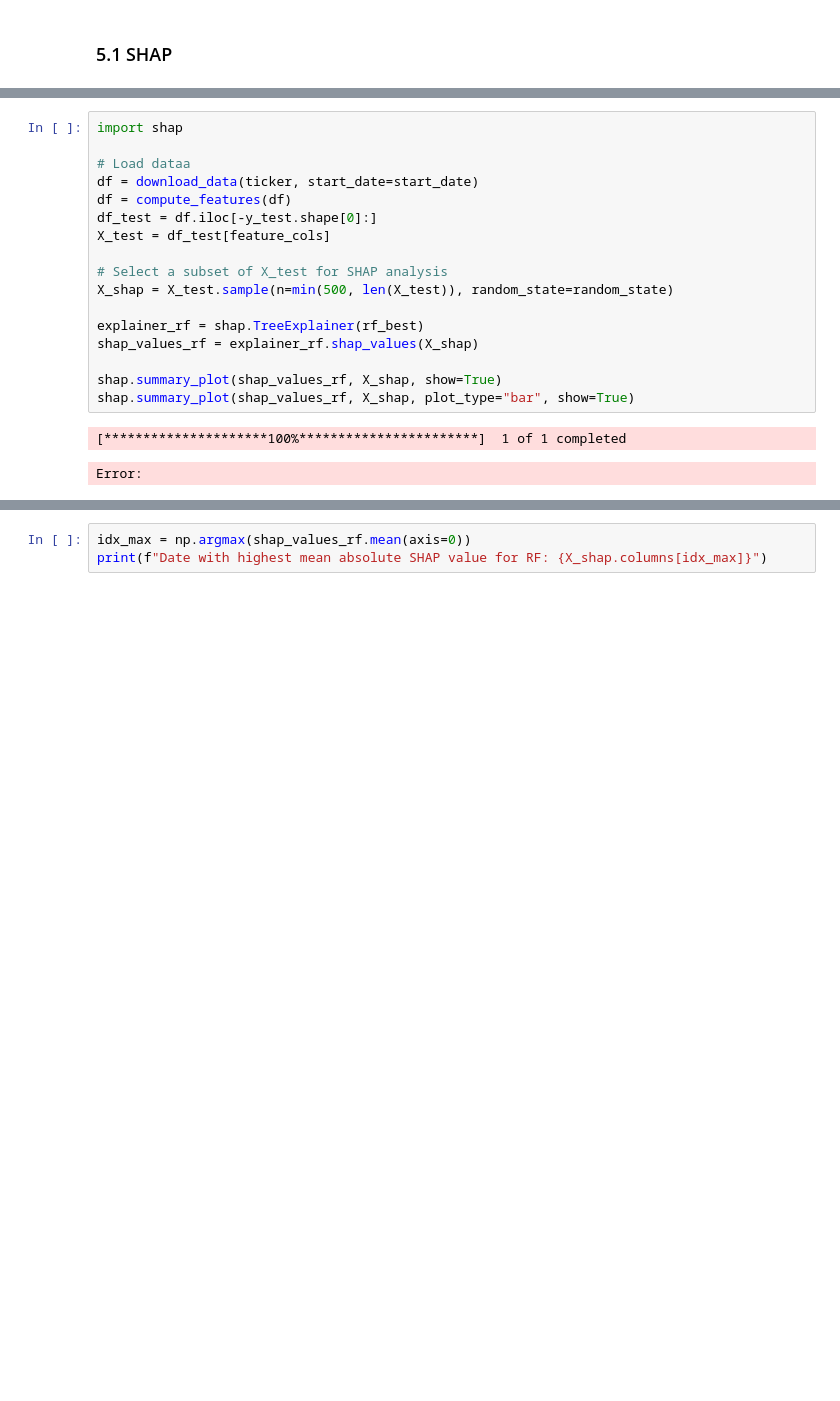
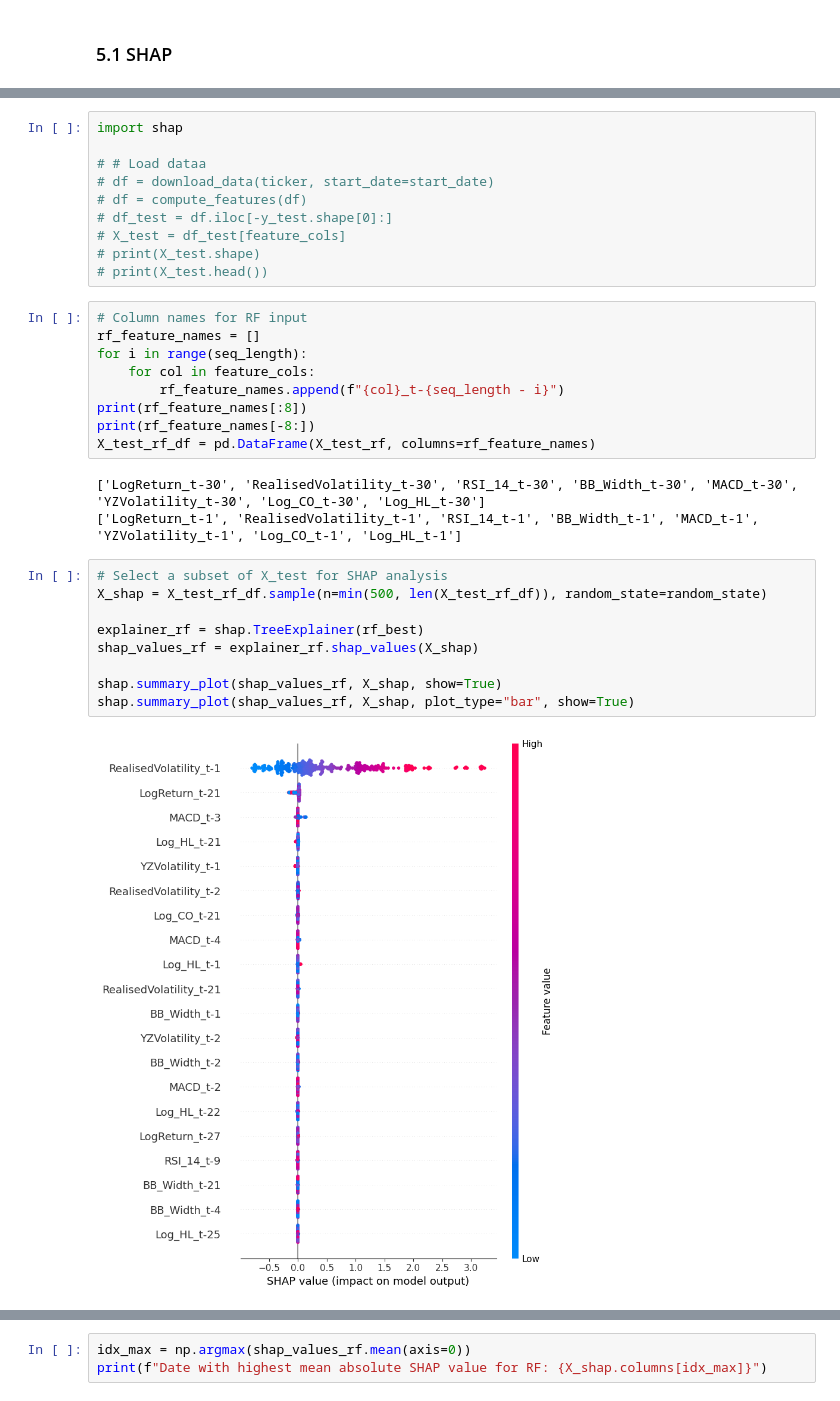
Before and after one commit to ICAI-IMAT-XAI/final-project-IgnacioBayon, a Jupyter notebook: notebooks/predict.ipynb, the cells around one changed output, grey strips where cells are left out. Saved outputs shown, nothing was run; the diff lists cells and outputs as text; blank space fills up the shorter version.

Commit message:
shap values

```diff
--- a/notebooks/predict.ipynb
+++ b/notebooks/predict.ipynb
@@ -648,20 +692,33 @@ Best model: LSTM TSCV Results - Hidden Size: 64, Num Layers: 1
 # %%
 import shap
 
-# Load dataa
-df = download_data(ticker, start_date=start_date)
-df = compute_features(df)
-df_test = df.iloc[-y_test.shape[0]:]
-X_test = df_test[feature_cols]
-
-# Select a subset of X_test for SHAP analysis
-X_shap = X_test.sample(n=min(500, len(X_test)), random_state=random_state)
-
-explainer_rf = shap.TreeExplainer(rf_best)
-shap_values_rf = explainer_rf.shap_values(X_shap)
-
-shap.summary_plot(shap_values_rf, X_shap, show=True)
-shap.summary_plot(shap_values_rf, X_shap, plot_type="bar", show=True)
+# # Load dataa
+# df = download_data(ticker, start_date=start_date)
+# df = compute_features(df)
+# df_test = df.iloc[-y_test.shape[0]:]
+# X_test = df_test[feature_cols]
+# print(X_test.shape)
+# print(X_test.head())
-# %% [output]
-[*********************100%***********************]  1 of 1 completed
-Error:
+# %%
+# Column names for RF input
+rf_feature_names = []
+for i in range(seq_length):
+    for col in feature_cols:
+        rf_feature_names.append(f"{col}_t-{seq_length - i}")
+print(rf_feature_names[:8])
+print(rf_feature_names[-8:])
+X_test_rf_df = pd.DataFrame(X_test_rf, columns=rf_feature_names)
+# %% [output]
+['LogReturn_t-30', 'RealisedVolatility_t-30', 'RSI_14_t-30', 'BB_Width_t-30', 'MACD_t-30', 'YZVolatility_t-30', 'Log_CO_t-30', 'Log_HL_t-30']
+['LogReturn_t-1', 'RealisedVolatility_t-1', 'RSI_14_t-1', 'BB_Width_t-1', 'MACD_t-1', 'YZVolatility_t-1', 'Log_CO_t-1', 'Log_HL_t-1']
+# %%
+# Select a subset of X_test for SHAP analysis
+X_shap = X_test_rf_df.sample(n=min(500, len(X_test_rf_df)), random_state=random_state)
+
+explainer_rf = shap.TreeExplainer(rf_best)
+shap_values_rf = explainer_rf.shap_values(X_shap)
+
+shap.summary_plot(shap_values_rf, X_shap, show=True)
+shap.summary_plot(shap_values_rf, X_shap, plot_type="bar", show=True)
+# %% [output]
+[figure, added]
```
Also changed, not shown: parts of 5 cells of this notebook.
